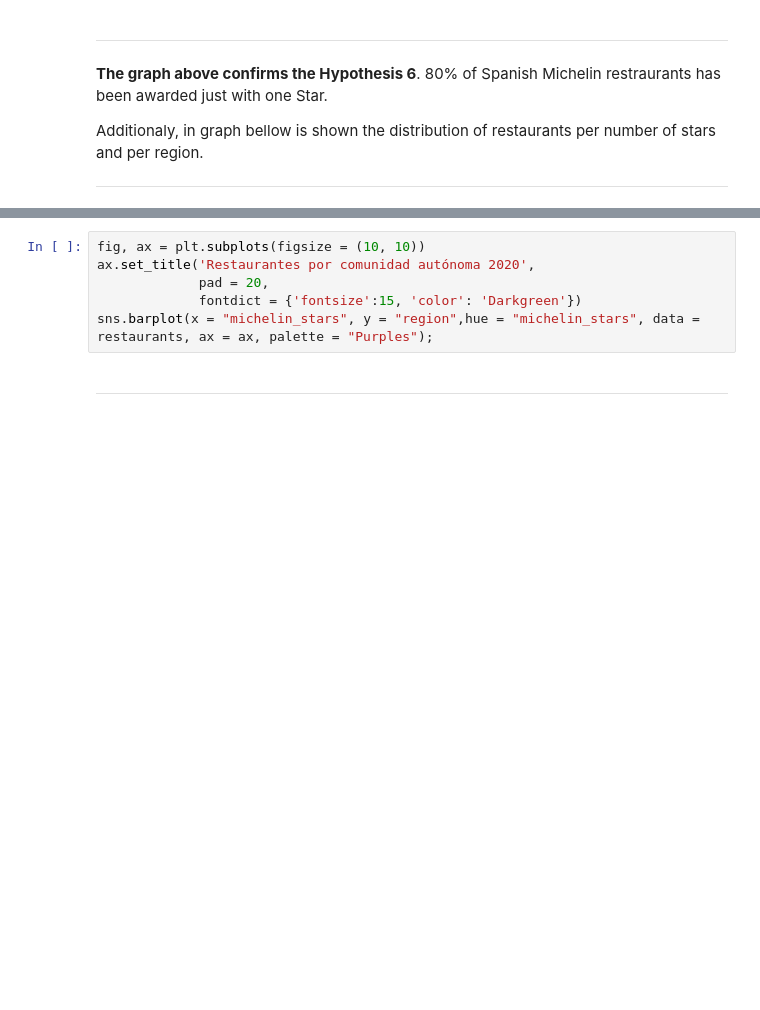
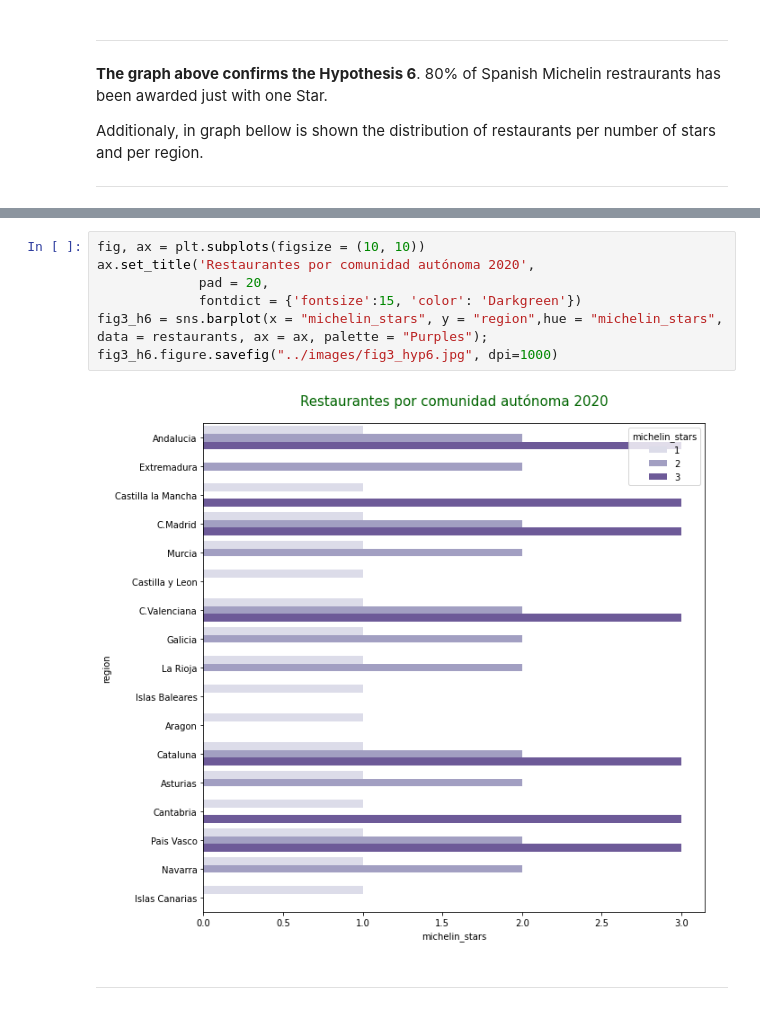
Before and after one commit to angelanavarrog/Michelin-Star-Restaurants-debunking-myths, a Jupyter notebook: Analysis/Hypotheses visualization.ipynb, the cells around one changed output, grey strips where cells are left out. Cells and saved outputs as stored; diff of their text form; blank space fills up the shorter version.

Commit message:
Restaurants awarded regiional distribution

```diff
--- a/Analysis/Hypotheses visualization.ipynb
+++ b/Analysis/Hypotheses visualization.ipynb
@@ -286,9 +288,12 @@ fig2_h6.savefig("../images/fig2_hyp6.jpg", dpi=1000)
 # %%
 fig, ax = plt.subplots(figsize = (10, 10))
 ax.set_title('Restaurantes por comunidad autónoma 2020',
              pad = 20,
              fontdict = {'fontsize':15, 'color': 'Darkgreen'})
-sns.barplot(x = "michelin_stars", y = "region",hue = "michelin_stars", data = restaurants, ax = ax, palette = "Purples");
+fig3_h6 = sns.barplot(x = "michelin_stars", y = "region",hue = "michelin_stars", data = restaurants, ax = ax, palette = "Purples");
+fig3_h6.figure.savefig("../images/fig3_hyp6.jpg", dpi=1000)
+# %% [output]
+[figure, added]
 # %% [markdown]
 ---
 # %% [markdown]
```
Also changed, not shown: parts of 1 cell of this notebook, 1 other file.
